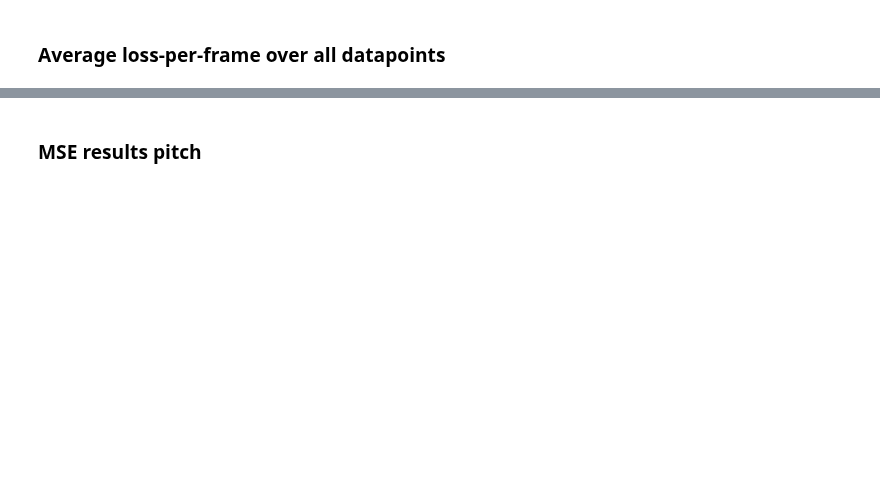
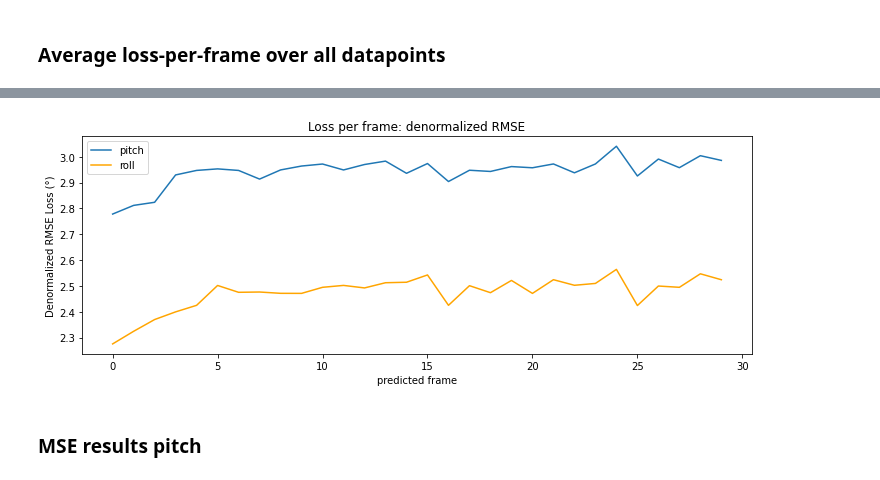
Before and after one commit to lancedw/3D-state-prediction-for-surface-vessels-using-IMU-data-and-images, a Jupyter notebook: code/notebooks/pr_sequence_predictor.ipynb, the cells around one changed output, grey strips where cells are left out. Cells and saved outputs as stored; diff of their text form; code cells hidden in the pictures; blank space fills up the shorter version.

```diff
--- a/code/notebooks/pr_sequence_predictor.ipynb
+++ b/code/notebooks/pr_sequence_predictor.ipynb
@@ -770,3 +771,18 @@ plt.show()
+# %%
+pitch_lpf_rmse = np.sqrt(pitch_lpf_mse)
+roll_lpf_rmse = np.sqrt(roll_lpf_mse)
+denorm = lambda x: denorm_pr(x)
+vfunc = np.vectorize(denorm)
+plt.figure(figsize=(12, 4))
+plt.plot(vfunc(pitch_lpf_rmse), label='pitch')
+plt.plot(vfunc(roll_lpf_rmse), color='orange', label='roll')
+plt.xlabel('predicted frame')
+plt.ylabel('Denormalized RMSE Loss (°)')
+plt.title('Loss per frame: denormalized RMSE')
+plt.legend()
+plt.show()
+# %% [output]
+[figure, added]
 # %% [markdown]
 ### MSE results pitch
 # %%
```
Also changed, not shown: parts of 20 cells of this notebook, 27 other files.
